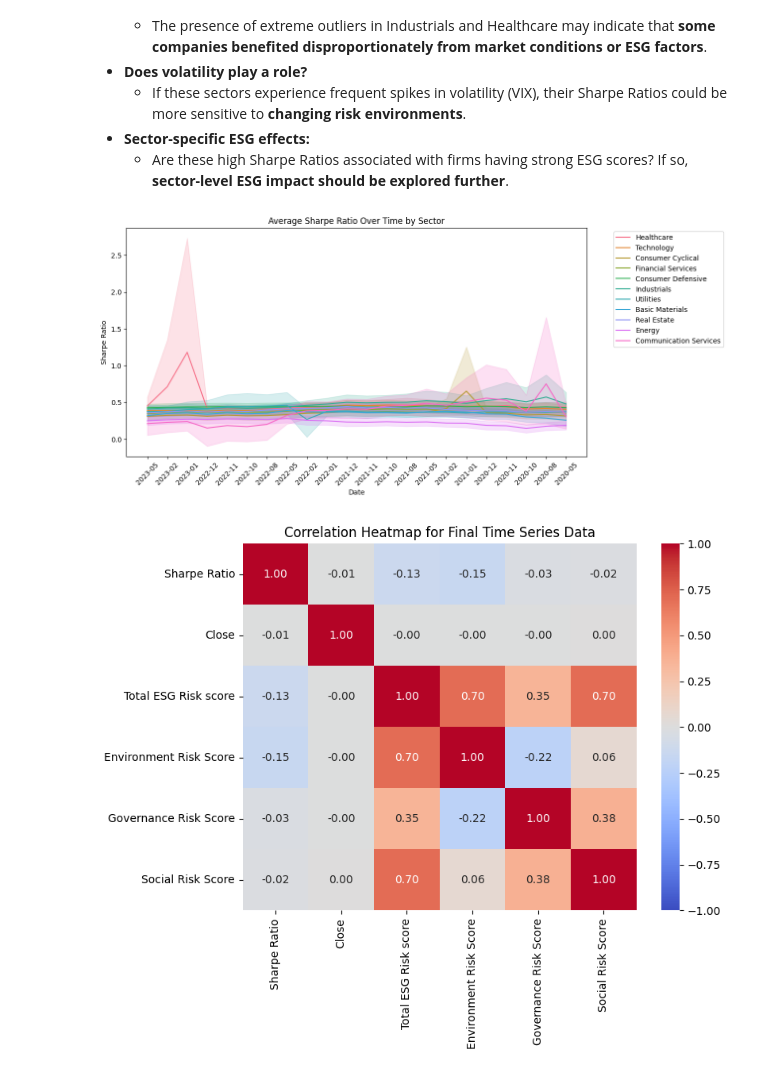
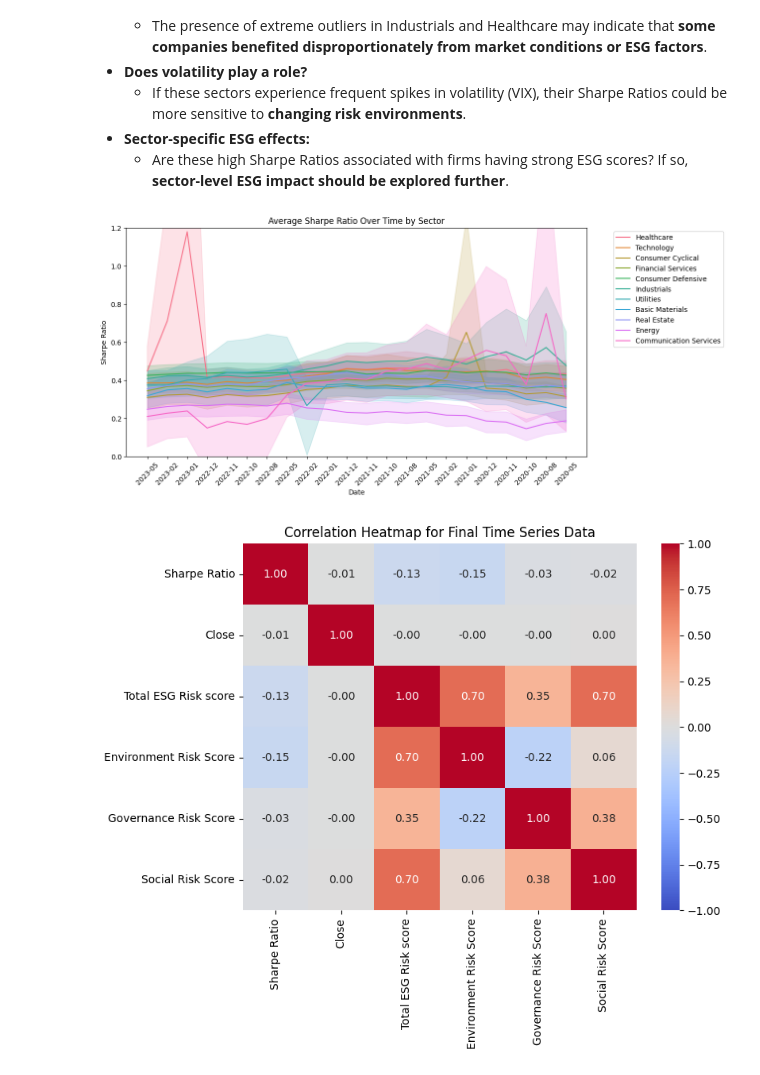
Before and after one commit to navanni/WI25_Portfolio, a Jupyter notebook: EDACheckpoint_Group145_WI25.ipynb, the cells around one changed output. Saved outputs shown, nothing was run; the diff lists cells and outputs as text; code cells hidden in the pictures.

```diff
--- a/EDACheckpoint_Group145_WI25.ipynb
+++ b/EDACheckpoint_Group145_WI25.ipynb
@@ -760,12 +792,13 @@ plt.show()
 # %%
 plt.figure(figsize=(12, 6))
 sns.lineplot(data=final_timeseries, x="Date", y="Sharpe Ratio", hue="Sector", estimator="mean")
+plt.ylim(0,1.2)
 plt.xticks(rotation=45)
 plt.title("Average Sharpe Ratio Over Time by Sector")
 plt.legend(bbox_to_anchor=(1.05, 1), loc="upper left")
 plt.show()
 # %% [output]
-[figure, old version]
+[figure, new version]
 # %%
 plt.figure(figsize=(8, 6))
 sns.heatmap(final_timeseries.corr(numeric_only=True), annot=True, cmap="coolwarm", fmt=".2f", vmin=-1, vmax=1)
```
Also changed, not shown: parts of 9 cells of this notebook.
